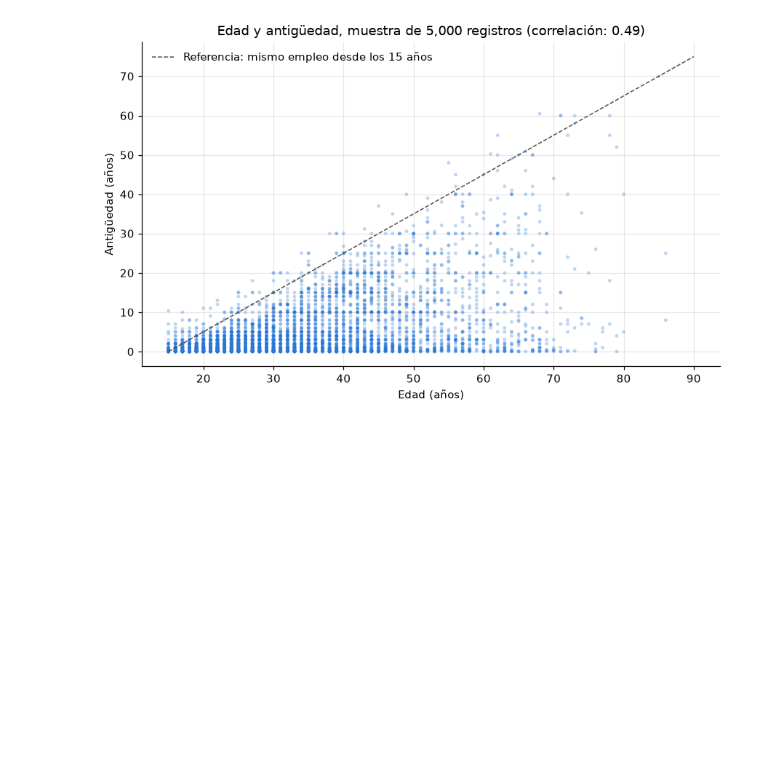
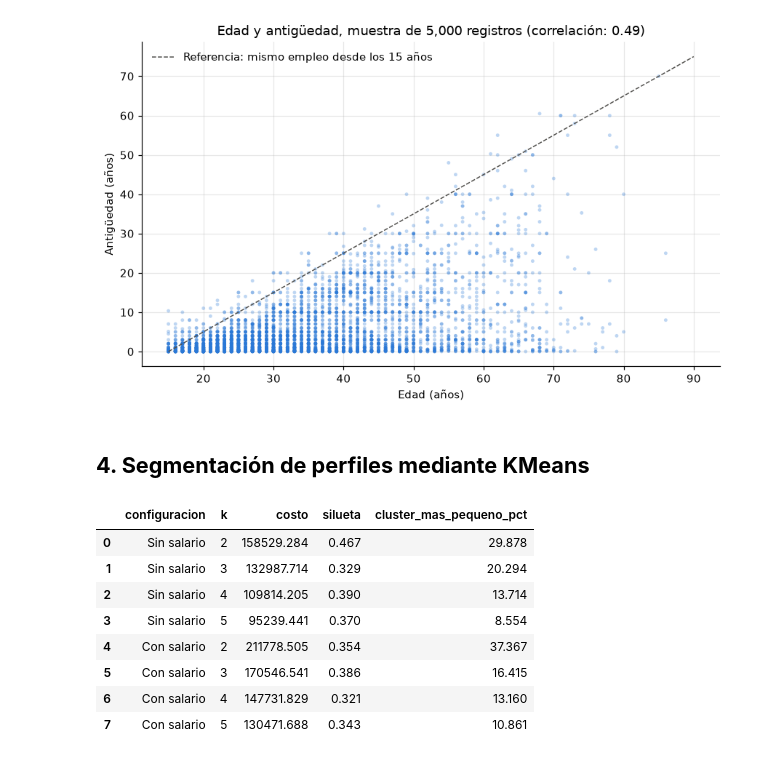
Before and after one commit to Bamo0507/Laboratorio_7_Intro_Spark, a Jupyter notebook: notebooks/lab7_spark_mllib.ipynb, the cells around one changed output. Cells and saved outputs as stored; diff of their text form; code cells hidden in the pictures; blank space fills up the shorter version.

```diff
--- a/notebooks/lab7_spark_mllib.ipynb
+++ b/notebooks/lab7_spark_mllib.ipynb
@@ -763,3 +762,60 @@ plt.tight_layout()
 plt.show()
 # %% [output]
 [figure]
+# %% [markdown]
+## **4. Segmentación de perfiles mediante KMeans**
+# %%
+from pyspark.ml import Pipeline
+from pyspark.ml.clustering import KMeans
+from pyspark.ml.evaluation import ClusteringEvaluator
+from pyspark.ml.feature import StandardScaler
+
+# Nivel educativo como ordinal (Ninguno = 0, ..., Doctorado = 7); salario en log10 por su asimetría
+orden_educativo = F.create_map(*[F.lit(v) for k, e in CATEGORIAS["nivel_educativo"].items() for v in (e, k)])
+datos_cluster = (
+    analitica_2025
+    .withColumn("nivel_educativo_ordinal", orden_educativo[F.col("nivel_educativo")].cast("double"))
+    .withColumn("log_salario", F.log10("salario_mensual"))
+    .cache()
+)
+
+VARIABLES_CLUSTER = {
+    "Sin salario": ["edad", "antiguedad", "horas_semanales", "nivel_educativo_ordinal"],
+    "Con salario": ["edad", "antiguedad", "horas_semanales", "nivel_educativo_ordinal", "log_salario"],
+}
+VALORES_K = [2, 3, 4, 5]
+
+
+def pipeline_kmeans(columnas, k):
+    return Pipeline(stages=[
+        VectorAssembler(inputCols=columnas, outputCol="variables"),
+        StandardScaler(inputCol="variables", outputCol="variables_escaladas", withMean=True, withStd=True),
+        KMeans(featuresCol="variables_escaladas", predictionCol="cluster", k=k, seed=42),
+    ])
+
+
+silueta = ClusteringEvaluator(featuresCol="variables_escaladas", predictionCol="cluster", metricName="silhouette")
+resultados_k = []
+for configuracion, columnas in VARIABLES_CLUSTER.items():
+    for k in VALORES_K:
+        modelo = pipeline_kmeans(columnas, k).fit(datos_cluster)
+        tamanos = modelo.stages[-1].summary.clusterSizes
+        resultados_k.append({
+            "configuracion": configuracion, "k": k,
+            "costo": modelo.stages[-1].summary.trainingCost, # suma de distancias al cuadrado (método del codo)
+            "silueta": silueta.evaluate(modelo.transform(datos_cluster)),
+            "cluster_mas_pequeno_pct": 100 * min(tamanos) / sum(tamanos),
+        })
+
+resultados_k = pd.DataFrame(resultados_k).round(3)
+resultados_k
+# %% [output]
+|  | configuracion | k | costo | silueta | cluster_mas_pequeno_pct |
+| 0 | Sin salario | 2 | 158529.284 | 0.467 | 29.878 |
+| 1 | Sin salario | 3 | 132987.714 | 0.329 | 20.294 |
+| 2 | Sin salario | 4 | 109814.205 | 0.390 | 13.714 |
+| 3 | Sin salario | 5 | 95239.441 | 0.370 | 8.554 |
+| 4 | Con salario | 2 | 211778.505 | 0.354 | 37.367 |
+| 5 | Con salario | 3 | 170546.541 | 0.386 | 16.415 |
+| 6 | Con salario | 4 | 147731.829 | 0.321 | 13.160 |
+| 7 | Con salario | 5 | 130471.688 | 0.343 | 10.861 |
```
Also changed, not shown: parts of 9 cells of this notebook.
